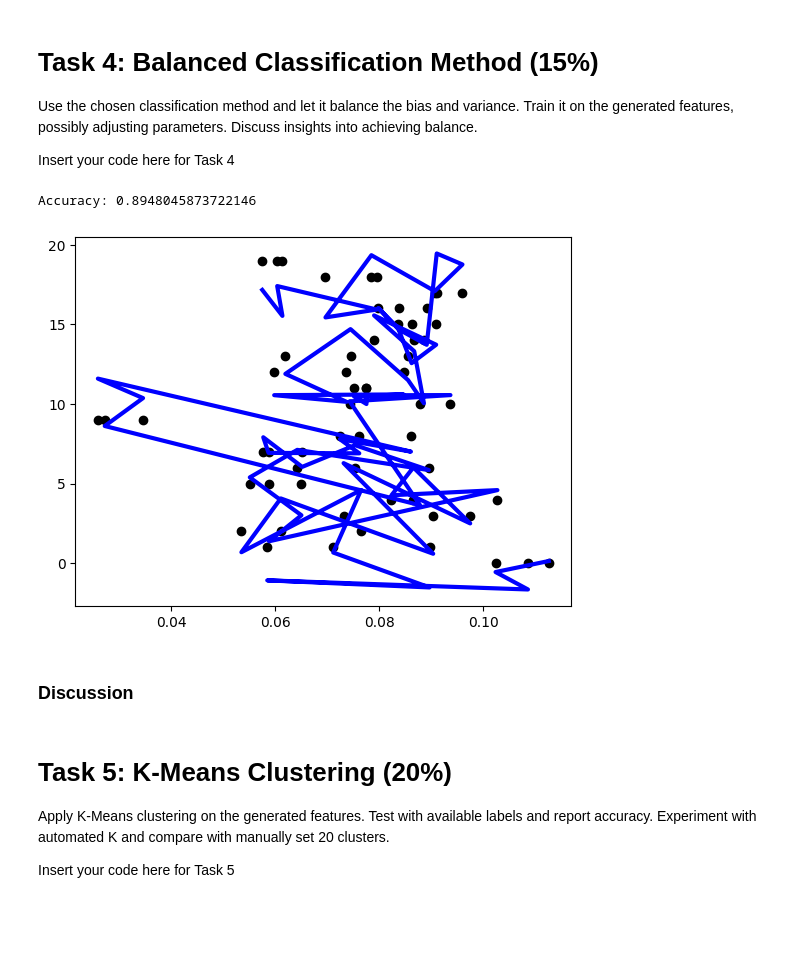
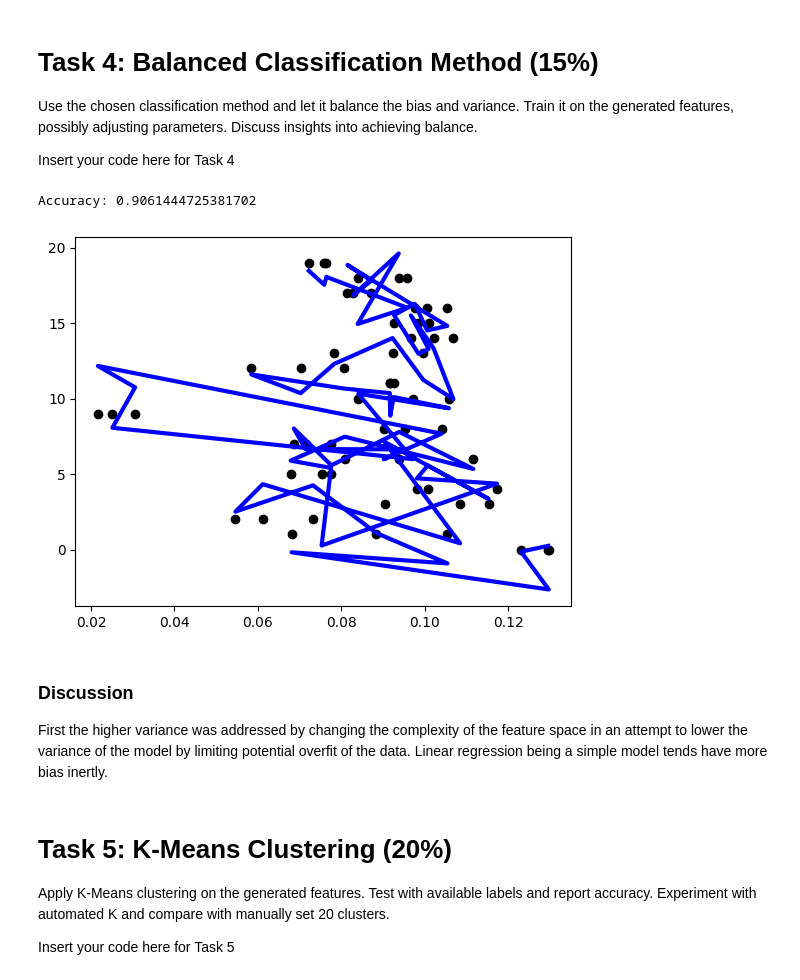
Before and after one commit to coopercole/syde522_assign1, a Jupyter notebook: Assignment1.ipynb, the cells around one changed output. Saved outputs shown, nothing was run; the diff lists cells and outputs as text; code cells hidden in the pictures; blank space fills up the shorter version.

Commit message:
Added part 4 discussion

```diff
--- a/Assignment1.ipynb
+++ b/Assignment1.ipynb
@@ -219,36 +219,38 @@ Insert your code here for Task 4
 # %%
 y_train = train_labels
 y_val = validate_labels
-balanced_val = validate_feature_vectors[:, :225]
-balanced_train = train_feature_vectors[:, :225]
+balanced_val = validate_feature_vectors[:, :250]
+balanced_train = train_feature_vectors[:, :250]
 
 # Create a linear regression model with high bias
 clf = LinearRegression()
 
 # Train the model on the training data
 clf.fit(balanced_train, y_train)
 
 # prediction for plotting
 pred_values = clf.predict(balanced_val)
 
 # Evaluate the model on the validation data
 accuracy = clf.score(balanced_val, y_val)
 print("Accuracy:", accuracy)
 
 # balanced_val.reshape(-1, 1)
 # balanced_val.resize((60,))
 
 balanced_val = np.mean(balanced_val, axis=1).reshape(-1, 1)
 
 plt.scatter(balanced_val, y_val, color="black")
 plt.plot(balanced_val, pred_values, color="blue", linewidth=3)
 
 plt.show()
 # %% [output]
-Accuracy: 0.8948045873722146
+Accuracy: 0.9061444725381702
-[figure, old version]
+[figure, new version]
-# %% [markdown]
-### Discussion
+# %% [markdown]
+### Discussion
+
+First the higher variance was addressed by changing the complexity of the feature space in an attempt to lower the variance of the model by limiting potential overfit of the data. Linear regression being a simple model tends have more bias inertly.
 # %% [markdown]
 # Task 5: K-Means Clustering (20%)
 Apply K-Means clustering on the generated features.
```
